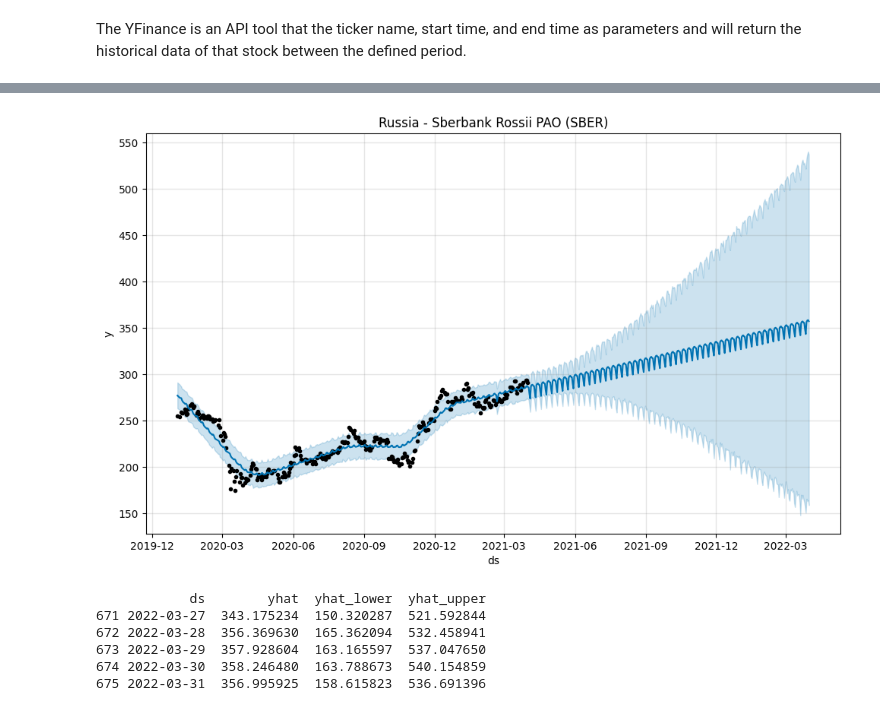
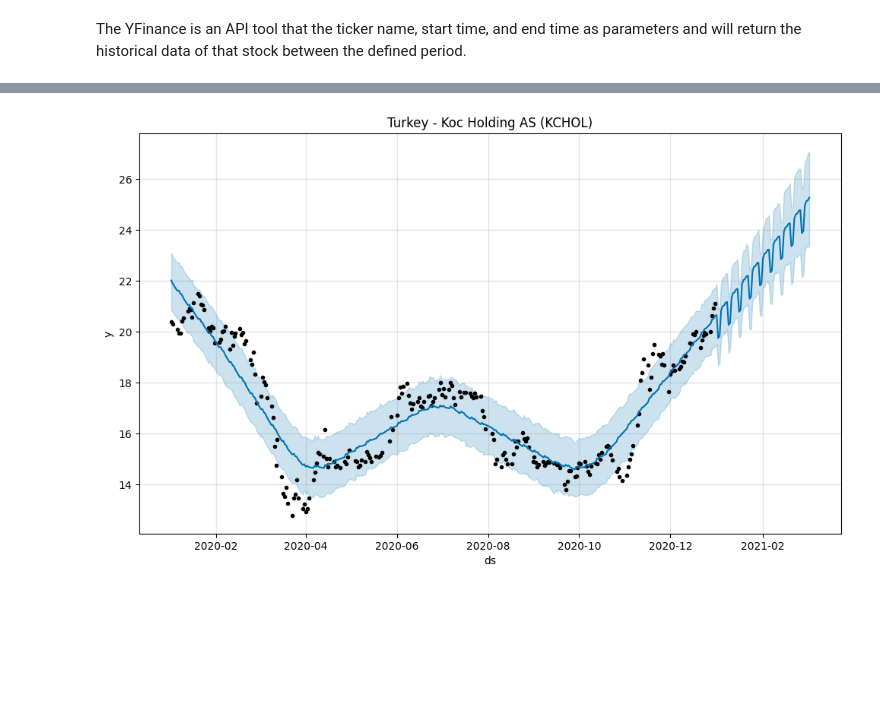
Before and after one commit to Wnjoki/ewcefOAeo7tEyNDX-ValueInvesto, a Jupyter notebook: ValueInvestor.ipynb, the cells around one changed output, grey strips where cells are left out. Saved outputs shown, nothing was run; the diff lists cells and outputs as text; code cells hidden in the pictures; blank space fills up the shorter version.

```diff
--- a/ValueInvestor.ipynb
+++ b/ValueInvestor.ipynb
@@ -254,5 +241,9 @@ def preprocess_data(data):
 # %% [markdown]
 #Feature Engineering
+# %%
+#Drop columns that are not relevant
+colns=['Open','High',	'Low',	'Vol.', 'Change %','Change']
+df = df.drop(columns=colns)
 # %% [markdown]
 **Moving averages**
 
@@ -929,3 +888,5 @@ data.head()
+# %%
+data=df.copy()
 # %%
 data.info()
 # %% [output]
@@ -977,0 +918,8 @@ testing data size : (61, 7)
+# %%
+# Split the data into training and test sets
+train_data_SBER = data[(data['ds'].dt.year == 2020) & (data['Company'] == 'Russia - Sberbank Rossii PAO (S')]
+test_data_SBER = data[(data['ds'].dt.year == 2021) & (data['Company'] == 'Russia - Sberbank Rossii PAO (S')]
+
+# Split the data for company B into training and test sets for the years 2020 and 2021.
+train_data_KCHOL = data[(data['ds'].dt.year == 2020) & (data['Company'] == 'Turkey - Koc Holding AS (KCHOL)')]
+test_data_KCHOL = data[(data['ds'].dt.year == 2021) & (data['Company'] == 'Turkey - Koc Holding AS (KCHOL)')]
@@ -978,10 +968,10 @@ testing data size : (61, 7)
 # %%
-#Model training
+#Turkey Bank
 model = Prophet(daily_seasonality=True)
-model.fit(train_data)
-y_actual = test_data['y']
+model.fit(train_data_KCHOL)
+y_actual = test_data_KCHOL['y']
 
-prediction = model.predict(pd.DataFrame({'ds':test_data['ds']}))
+prediction = model.predict(pd.DataFrame({'ds':test_data_KCHOL['ds']}))
 y_predicted = prediction['yhat']
 y_predicted = y_predicted.astype(int)
 mean_absolute_error(y_actual, y_predicted)
@@ -1023,11 +1036,10 @@ print(prediction[['ds', 'yhat', 'yhat_lower', 'yhat_upper']].tail())
 # %%
-#Price Action Prediction
 model = Prophet()                                                               #creating an instant of prophet class in model.
-model.fit(data)                                                           #fitting data_frame to the model.
-future = model.make_future_dataframe(365)                                       #making future dataframe for 365 days and storing the date values in future.
+model.fit(train_data_KCHOL)                                                           #fitting data_frame to the model.
+future = model.make_future_dataframe(len(test_data_KCHOL))                                       #making future dataframe for 365 days and storing the date values in future.
 forecast = model.predict(future)                                                #using predict function of python, predicting the values for future data values and storing it in forecast.
 model.plot(forecast)
-plt.title('Russia - Sberbank Rossii PAO (SBER)')                                                            #plotting the values in forecast using atplotlib.
+plt.title('Turkey - Koc Holding AS (KCHOL)')                                                            #plotting the values in forecast using atplotlib.
 plt.show()
 # %% [output]
 INFO:prophet:Disabling yearly seasonality. Run prophet with yearly_seasonality=True to override this.
@@ -1043,11 +1055,2 @@ INFO:cmdstanpy:Chain [1] start processing
 INFO:cmdstanpy:Chain [1] done processing
-[figure, old version]
+[figure, new version]
-# %%
-print(forecast[['ds', 'yhat', 'yhat_lower','yhat_upper']].tail())
-# %% [output]
-            ds        yhat  yhat_lower  yhat_upper
-671 2022-03-27  343.175234  150.320287  521.592844
-672 2022-03-28  356.369630  165.362094  532.458941
-673 2022-03-29  357.928604  163.165597  537.047650
-674 2022-03-30  358.246480  163.788673  540.154859
-675 2022-03-31  356.995925  158.615823  536.691396
```
Also changed, not shown: parts of 53 cells of this notebook.
